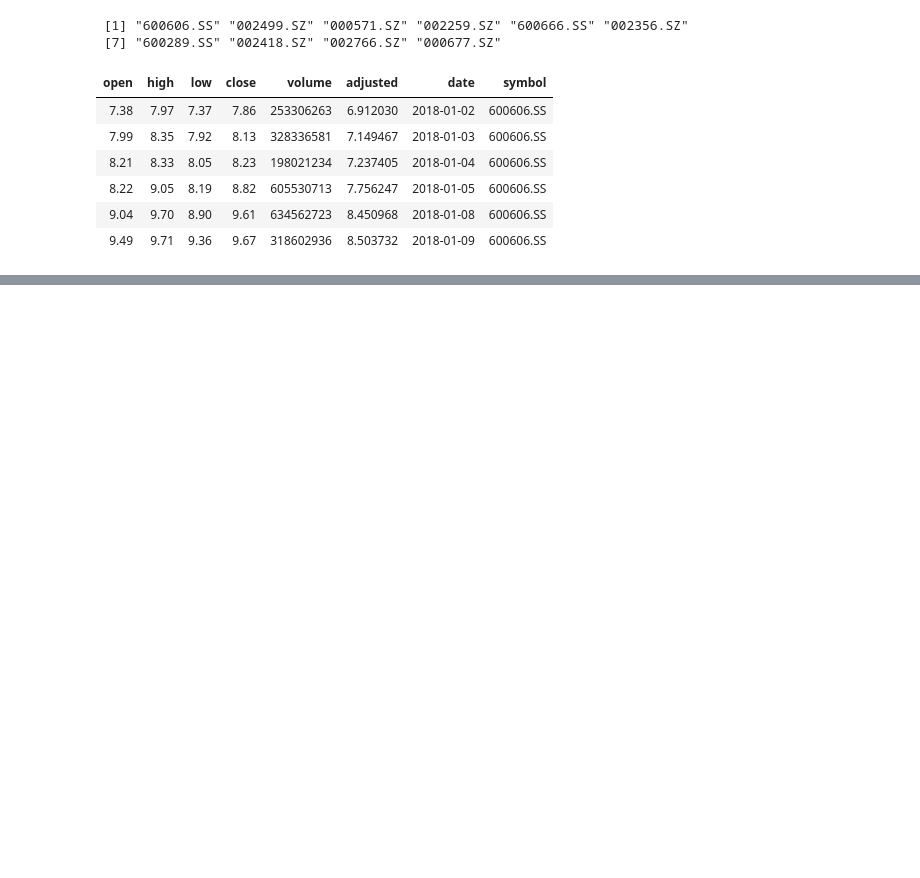
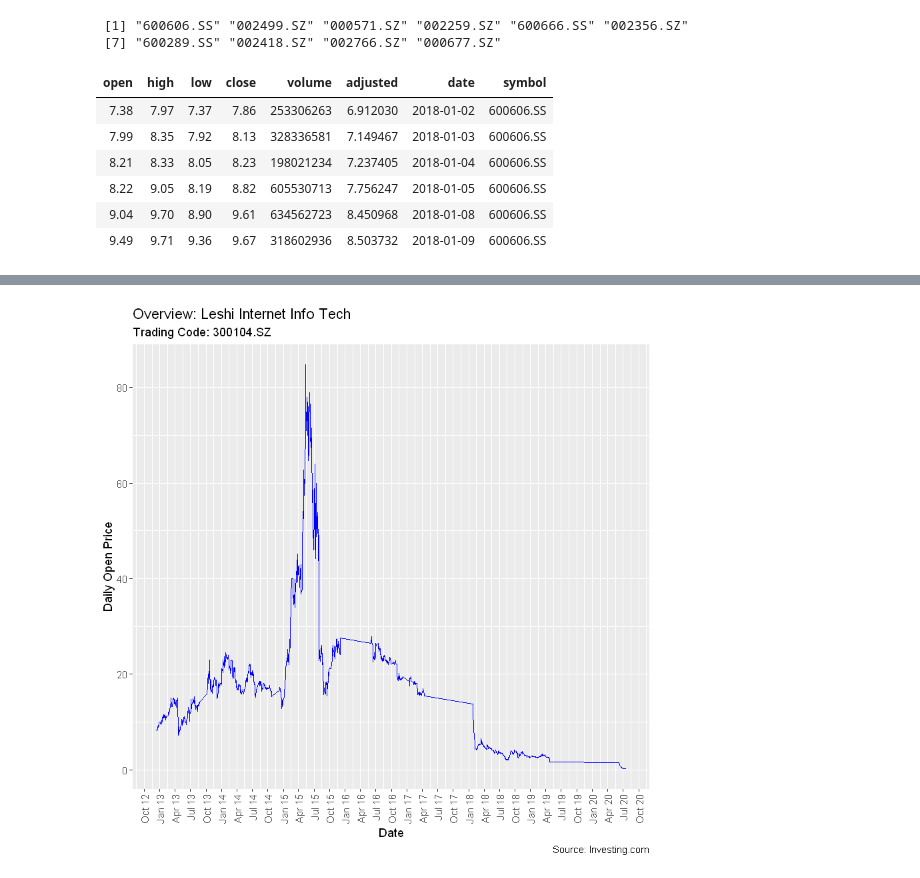
Before and after one commit to JunjieLeiCoe/sm_res_mkt, a Jupyter notebook: stock_trade.ipynb, the cells around one changed output, grey strips where cells are left out. Cells and saved outputs as stored; diff of their text form; code cells hidden in the pictures; blank space fills up the shorter version.

```diff
--- a/stock_trade.ipynb
+++ b/stock_trade.ipynb
@@ -218,0 +232,2 @@ ERROR: Error in ggplot(data = combinedData, aes(x = as.Date(date), y = close, :
+# %%
+leshi <- read.csv("../data/300104.csv")
@@ -218,0 +244,5 @@ ERROR: Error in ggplot(data = combinedData, aes(x = as.Date(date), y = close, :
+# %%
+leshi$Date <- as.Date(leshi$ï..Date, "%B %d, %Y")
+# %%
+leshi <- leshi[,-1]
+head(leshi)
@@ -218,0 +257,11 @@ ERROR: Error in ggplot(data = combinedData, aes(x = as.Date(date), y = close, :
+# %%
+ggplot(data=leshi, aes(x=Date, y=Open)) +
+  geom_line(color = "blue") +
+ labs(x = "Date", y = "Daily Open Price",
+      title = "Overview: Leshi Internet Info Tech",
+     subtitle = "Trading Code: 300104.SZ",
+     caption = "Source: Investing.com") +
+scale_x_date(date_labels="%b %y",date_breaks  ="3 month") +
+theme(axis.text.x = element_text(angle = 90, vjust = 0.5, hjust=1))
+# %% [output]
+[figure, added]
```
Also changed, not shown: parts of 8 cells of this notebook.
